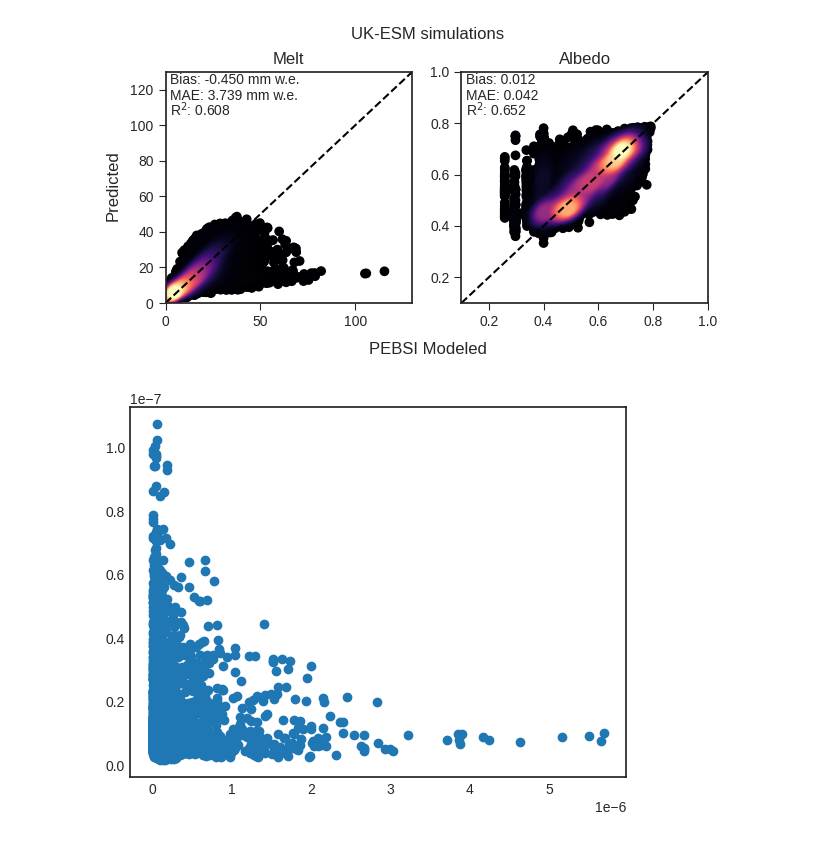
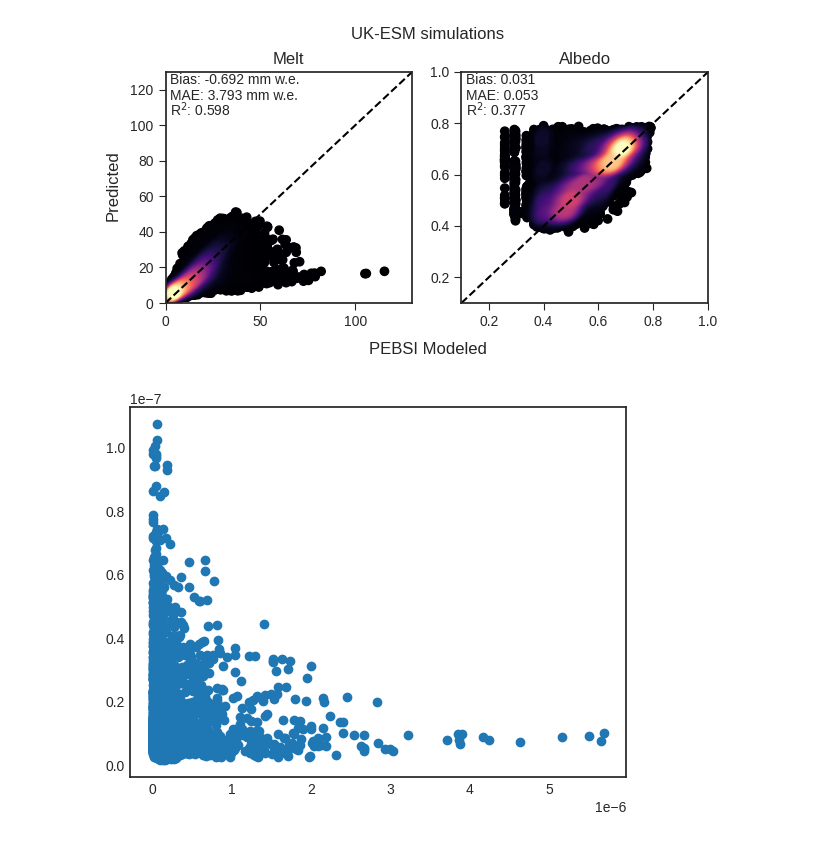
Before and after one commit to clairevwilson/PEBSI, a Jupyter notebook: project/deposition_sims.ipynb, the cells around one changed output. Drawn from its saved outputs; the diff is of its cells as text; code cells hidden in the pictures.

```diff
--- a/project/deposition_sims.ipynb
+++ b/project/deposition_sims.ipynb
@@ -45,6 +43,6 @@ ModuleNotFoundError: No module named 'joblib'
 # %%
 albedo_regression_vars = ['PDD_cumsum','bc_5d_rolling','days_since_acc','SWin']
-model = joblib.load(base_fp + 'albedo_model.joblib')
+model = joblib.load('../data/albedo_emulator.joblib')
 
 df = pd.read_csv(base_fp + 'UKESM_all_snow_daily_df.csv')
 f_SW = 1.3201e-6# 1.312e-6
@@ -79,34 +77,34 @@ for ax, var in zip(axes, ['melt','albedo']):
     x, y, z = x[idx], y[idx], z[idx]
 
     # get error metrics
     bias = np.nanmean(y - x)
     mae = np.nanmean(np.abs(y - x))
     r2 = 1 - np.sum(np.square(y - x)) / np.sum(np.square(x - np.mean(x)))
 
     # get min/max
     data_min = 0.1 if var == 'albedo' else 0 # np.min([x, y]) * 0.95
     data_max = 1 if var == 'albedo' else 130 # np.max([x, y]) * 1.05
     ax.set_xlim(data_min, data_max)
     ax.set_ylim(data_min, data_max)
 
     # plot
     ax.scatter(x, y, c=z, cmap='magma', label='Predictions')
     ax.plot([data_min, data_max],[data_min, data_max],'k--', label='1:1')
 
     unit = '' if var == 'albedo' else ' mm w.e.'
     ax.text(0.02, 0.95, f'Bias: {bias:.3f}'+unit, transform=ax.transAxes)
     ax.text(0.02, 0.88, f'MAE: {mae:.3f}'+unit, transform=ax.transAxes)
     ax.text(0.02, 0.81, f'R$^2$: {r2:.3f}', transform=ax.transAxes)
     ax.set_title(var.capitalize())
     ax.tick_params(length=5)
 
 fig.suptitle('UK-ESM simulations', y=1.03)
 fig.supxlabel('PEBSI Modeled', y=-0.07)
 fig.supylabel('Predicted', x=0.04)
 plt.savefig('/trace/group/rounce/cvwilson/figs/ddf/ukesm_regression_results.png', dpi=300, bbox_inches='tight')
 # plt.show()
 # %% [output]
-[figure, old version]
+[figure, new version]
 # %%
 df_ukesm = pd.read_csv(base_fp + 'UKESM_all_snow_daily_df.csv', index_col=0, parse_dates=True)
 df = pd.read_csv(base_fp + 'all_snow_daily_df.csv', index_col=0, parse_dates=True)
```
Also changed, not shown: parts of 4 cells of this notebook, 8 other files.
